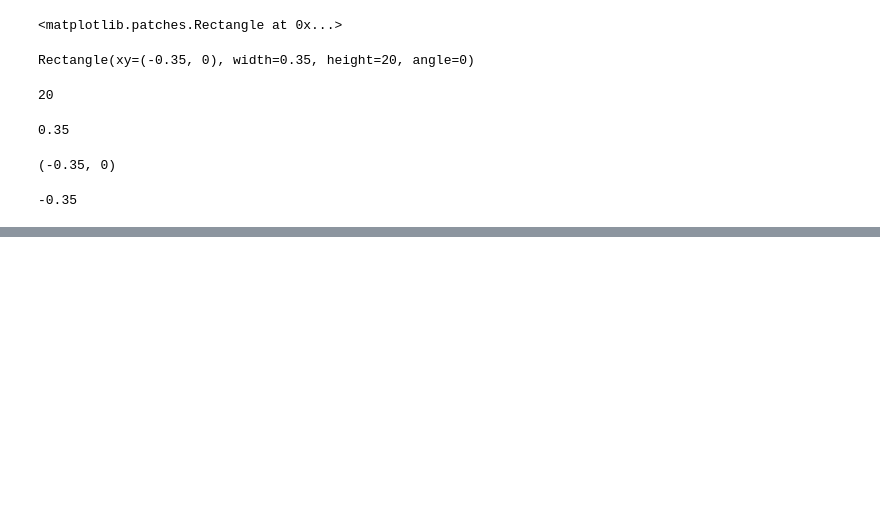
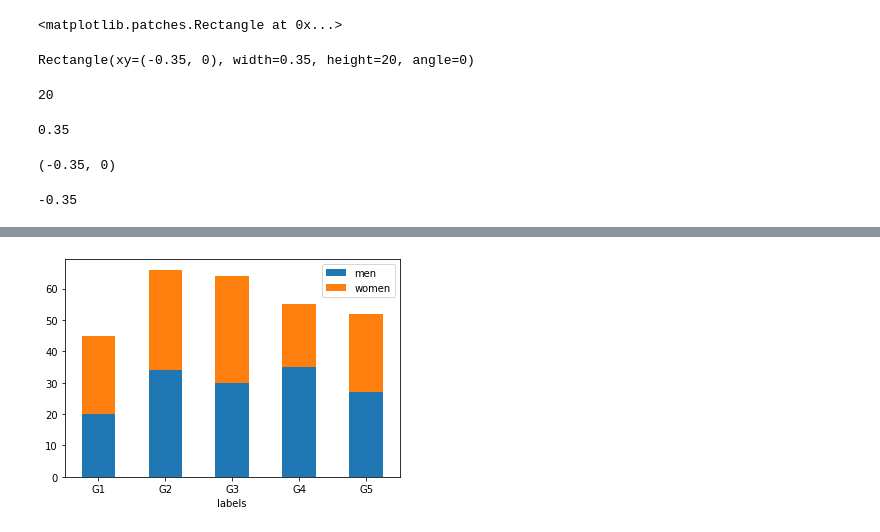
Before and after one commit to EnginKosure/Jupyter_nb, a Jupyter notebook: statistics_and_regex/DataVis_2.ipynb, the cells around one changed output, grey strips where cells are left out. Saved outputs shown, nothing was run; the diff lists cells and outputs as text; code cells hidden in the pictures; blank space fills up the shorter version.

```diff
--- a/statistics_and_regex/DataVis_2.ipynb
+++ b/statistics_and_regex/DataVis_2.ipynb
@@ -141,0 +188,4 @@ rects1[0].get_x()
+# %%
+df.plot.bar('labels', rot=0,stacked='True');#Yukaridaki ayni kodun pandas ile yazilmis hali bu kadar kisa, tek satir
+# %% [output]
+[figure, added]
```
Also changed, not shown: parts of 5 cells of this notebook.
